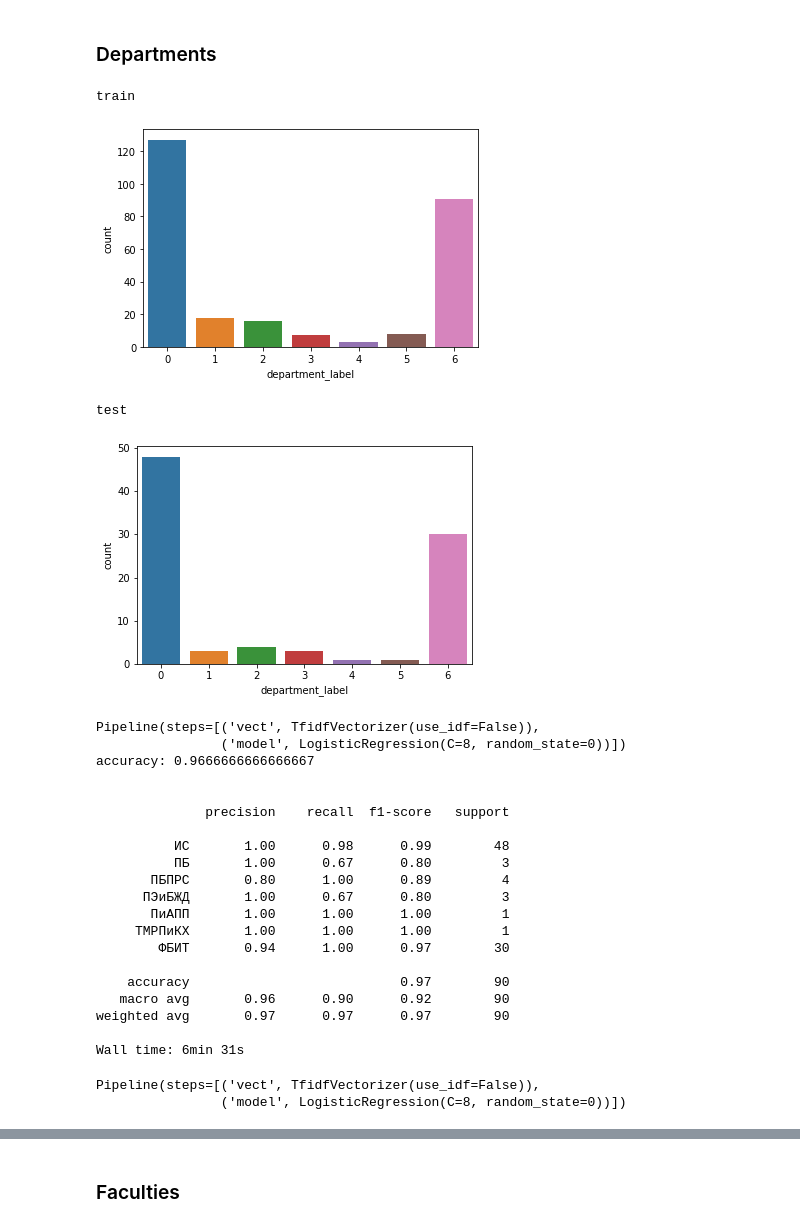
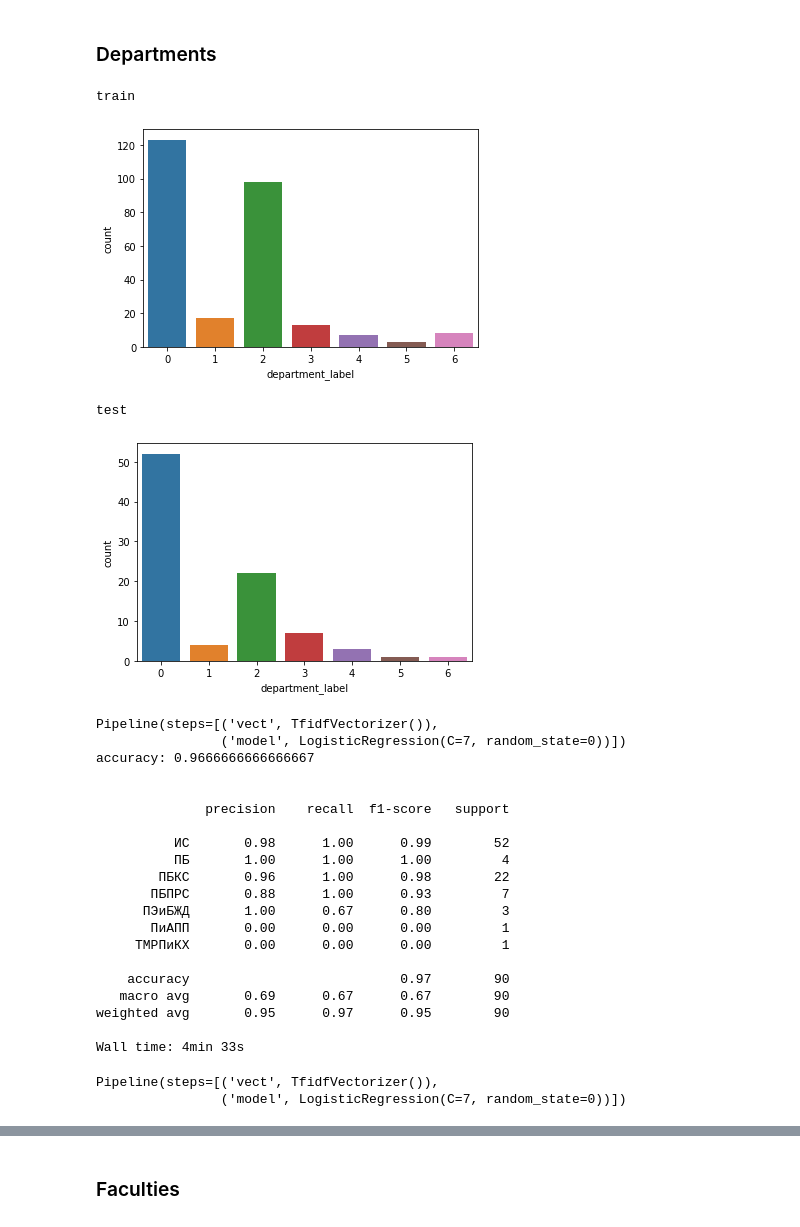
Before and after one commit to Ylikn/ITMO_Text-analysis-tools_VKR, a Jupyter notebook: DepartmentsClassification.ipynb, the cells around one changed output, grey strips where cells are left out. Saved outputs shown, nothing was run; the diff lists cells and outputs as text; code cells hidden in the pictures.

Commit message:
ITMO_Text-analysis-tools_VKR

```diff
--- a/DepartmentsClassification.ipynb
+++ b/DepartmentsClassification.ipynb
@@ -17,7 +19,7 @@ import warnings
 warnings.filterwarnings('ignore')
 # %%
 df = pd.read_csv('VKR_docs_structure.csv')
-df['preproc_text'] = df['preproc_text'].apply(lambda x: ' '.join(eval(x)))
+df = df.sample(len(df))
 print(len(df))
 df.head()
 # %% [output]
@@ -47,64 +49,65 @@ plt.show()
 ### Departments
 # %%
 %%time
-
-X_train, X_test, y_train, y_test = train_test_split(df['preproc_text'], df['department_label'], train_size=0.75)
+X = df['main_preproc_text']
+y = df['department_label']
+X_train, X_test, y_train, y_test = train_test_split(X, y, train_size=0.75, random_state=10)
 
 print('train')
 sns.countplot(y_train)
 plt.show()
 
 print('test')
 sns.countplot(y_test)
 plt.show()
 
 pipeline = Pipeline([
     ('vect', TfidfVectorizer()),
     ('model',LogisticRegression(random_state = 0))])
 
 params={'model__C':np.arange(10),
         'model__penalty':['l1','l2', 'elasticnet'],
         'model__solver':['liblinear','lbfgs'],
         'vect__use_idf':[True, False],
         'vect__norm':['l1', 'l2']}
 
 grid = GridSearchCV(pipeline, cv=3, n_jobs=-1, param_grid=params)
 grid.fit(X_train, y_train)
 model_best_department = grid.best_estimator_
 print(model_best_department)
 
 predicted_department = model_best_department.predict(X_test)
 print('accuracy:', metrics.accuracy_score(predicted_department, y_test))
 print('\n')
 print(metrics.classification_report(y_test, predicted_department, target_names=le_department.classes_))
-model_best_department.fit(X_train, y_train)
+model_best_department.fit(X, y)
 # %% [output]
 train
-[figure, old version]
+[figure, new version]
 test
-[figure, old version]
+[figure, new version]
-Pipeline(steps=[('vect', TfidfVectorizer(use_idf=False)),
-                ('model', LogisticRegression(C=8, random_state=0))])
+Pipeline(steps=[('vect', TfidfVectorizer()),
+                ('model', LogisticRegression(C=7, random_state=0))])
 accuracy: 0.9666666666666667
 
 
               precision    recall  f1-score   support
 
-          ИС       1.00      0.98      0.99        48
-          ПБ       1.00      0.67      0.80         3
-       ПБПРС       0.80      1.00      0.89         4
+          ИС       0.98      1.00      0.99        52
+          ПБ       1.00      1.00      1.00         4
+        ПБКС       0.96      1.00      0.98        22
+       ПБПРС       0.88      1.00      0.93         7
       ПЭиБЖД       1.00      0.67      0.80         3
-       ПиАПП       1.00      1.00      1.00         1
-     ТМРПиКХ       1.00      1.00      1.00         1
-        ФБИТ       0.94      1.00      0.97        30
+       ПиАПП       0.00      0.00      0.00         1
+     ТМРПиКХ       0.00      0.00      0.00         1
 
     accuracy                           0.97        90
-   macro avg       0.96      0.90      0.92        90
-weighted avg       0.97      0.97      0.97        90
+   macro avg       0.69      0.67      0.67        90
+weighted avg       0.95      0.97      0.95        90
 
-Wall time: 6min 31s
+Wall time: 4min 33s
-Pipeline(steps=[('vect', TfidfVectorizer(use_idf=False)),
-                ('model', LogisticRegression(C=8, random_state=0))])
+Pipeline(steps=[('vect', TfidfVectorizer()),
+                ('model', LogisticRegression(C=7, random_state=0))])
 # %%
 fi_department = pd.DataFrame(model_best_department.named_steps['model'].coef_.T)
 fi_department = fi_department.rename(\
```
Also changed, not shown: parts of 8 cells of this notebook, 7 other files.
